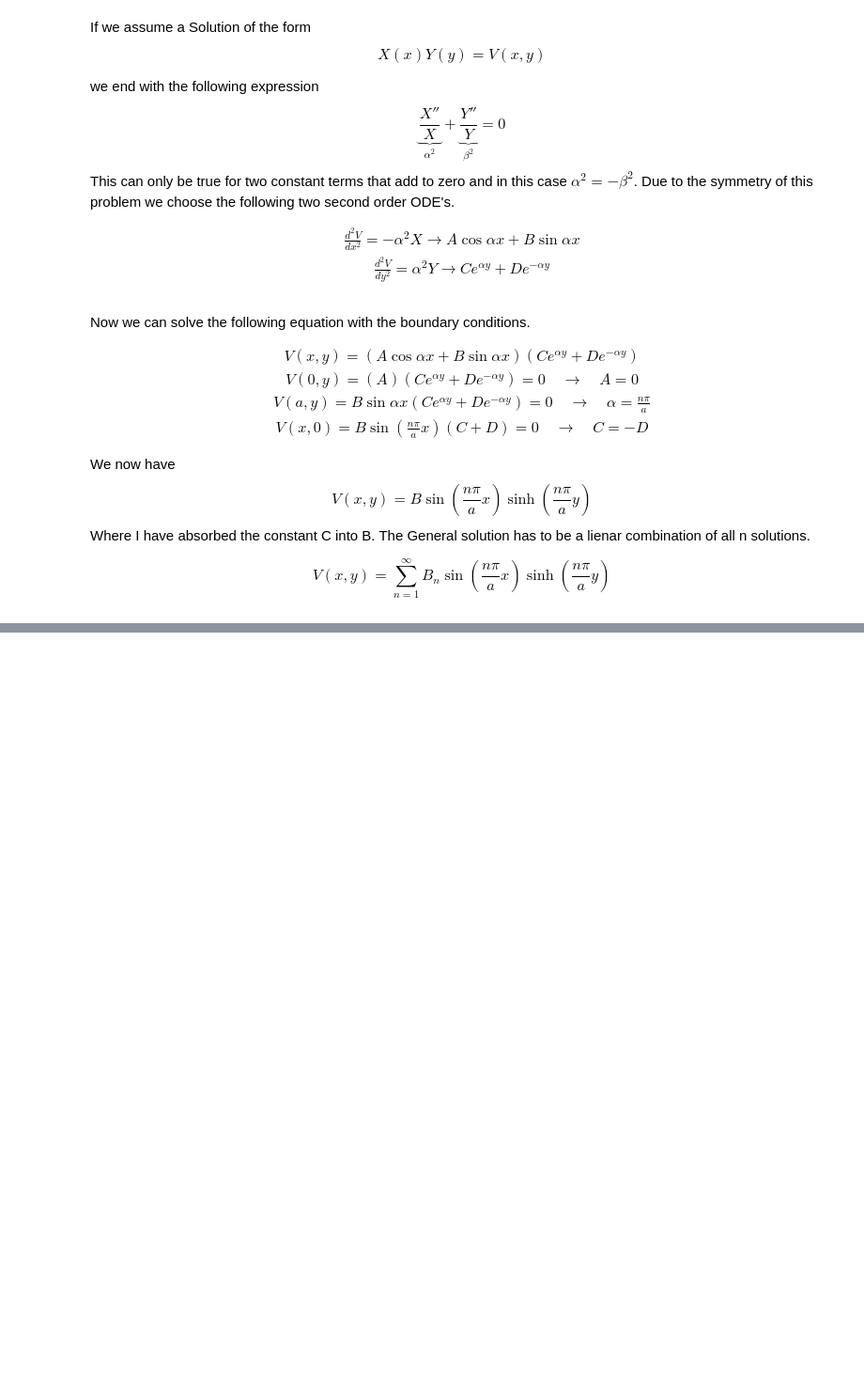
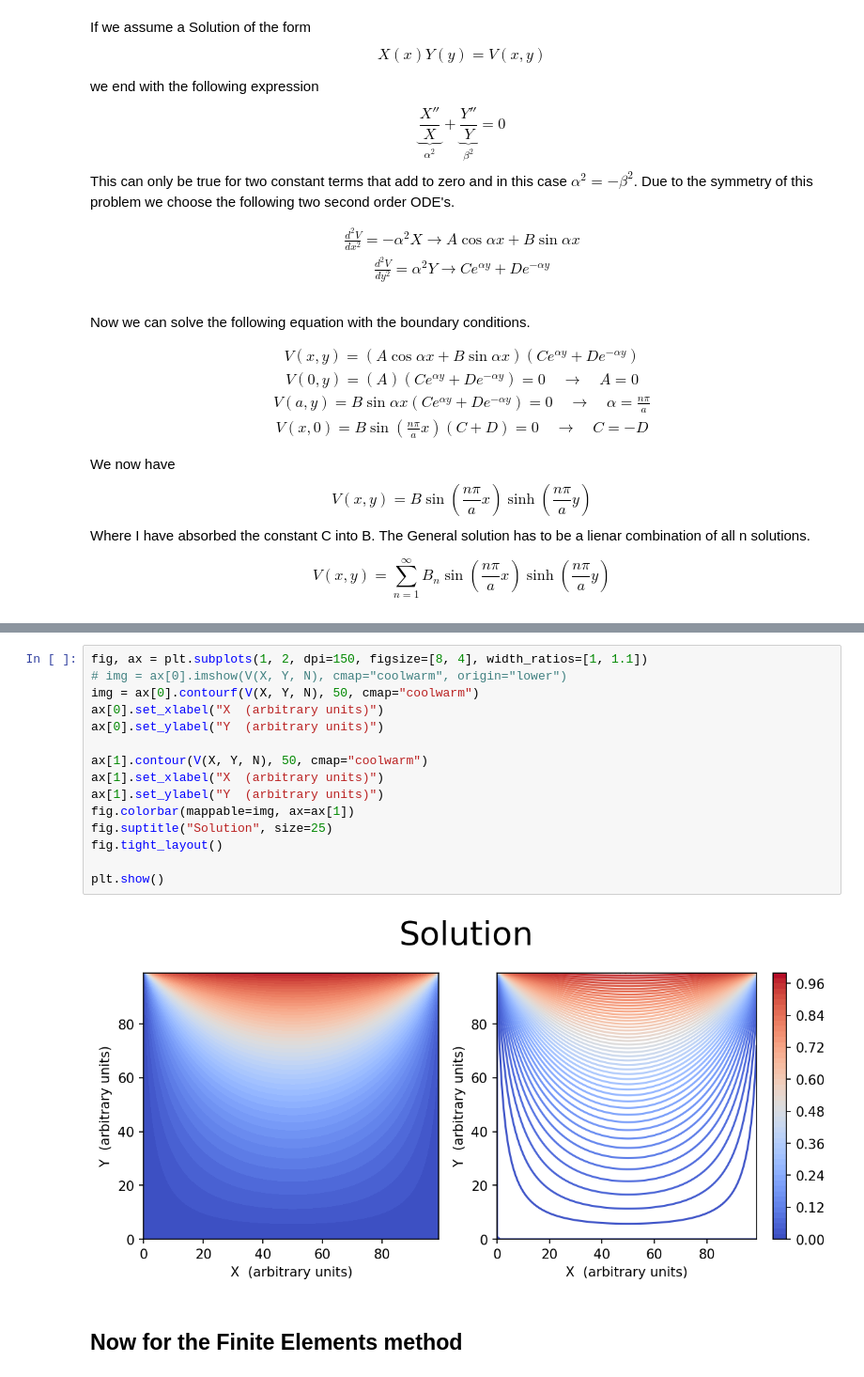
Before and after one commit to GuillermoFidalgo/UA-EM-1, a Jupyter notebook: Finite_elements.ipynb, the cells around one changed output, grey strips where cells are left out. Shown: that part at 94% size. Saved outputs shown, nothing was run; the diff lists cells and outputs as text; blank space fills up the shorter version.

```diff
--- a/Finite_elements.ipynb
+++ b/Finite_elements.ipynb
@@ -92,0 +99,19 @@ plt.colorbar();
+# %%
+fig, ax = plt.subplots(1, 2, dpi=150, figsize=[8, 4], width_ratios=[1, 1.1])
+# img = ax[0].imshow(V(X, Y, N), cmap="coolwarm", origin="lower")
+img = ax[0].contourf(V(X, Y, N), 50, cmap="coolwarm")
+ax[0].set_xlabel("X  (arbitrary units)")
+ax[0].set_ylabel("Y  (arbitrary units)")
+
+ax[1].contour(V(X, Y, N), 50, cmap="coolwarm")
+ax[1].set_xlabel("X  (arbitrary units)")
+ax[1].set_ylabel("Y  (arbitrary units)")
+fig.colorbar(mappable=img, ax=ax[1])
+fig.suptitle("Solution", size=25)
+fig.tight_layout()
+
+plt.show()
+# %% [output]
+[figure, added]
+# %% [markdown]
+## Now for the Finite Elements method
```
Also changed, not shown: parts of 9 cells of this notebook, 4 other files.
